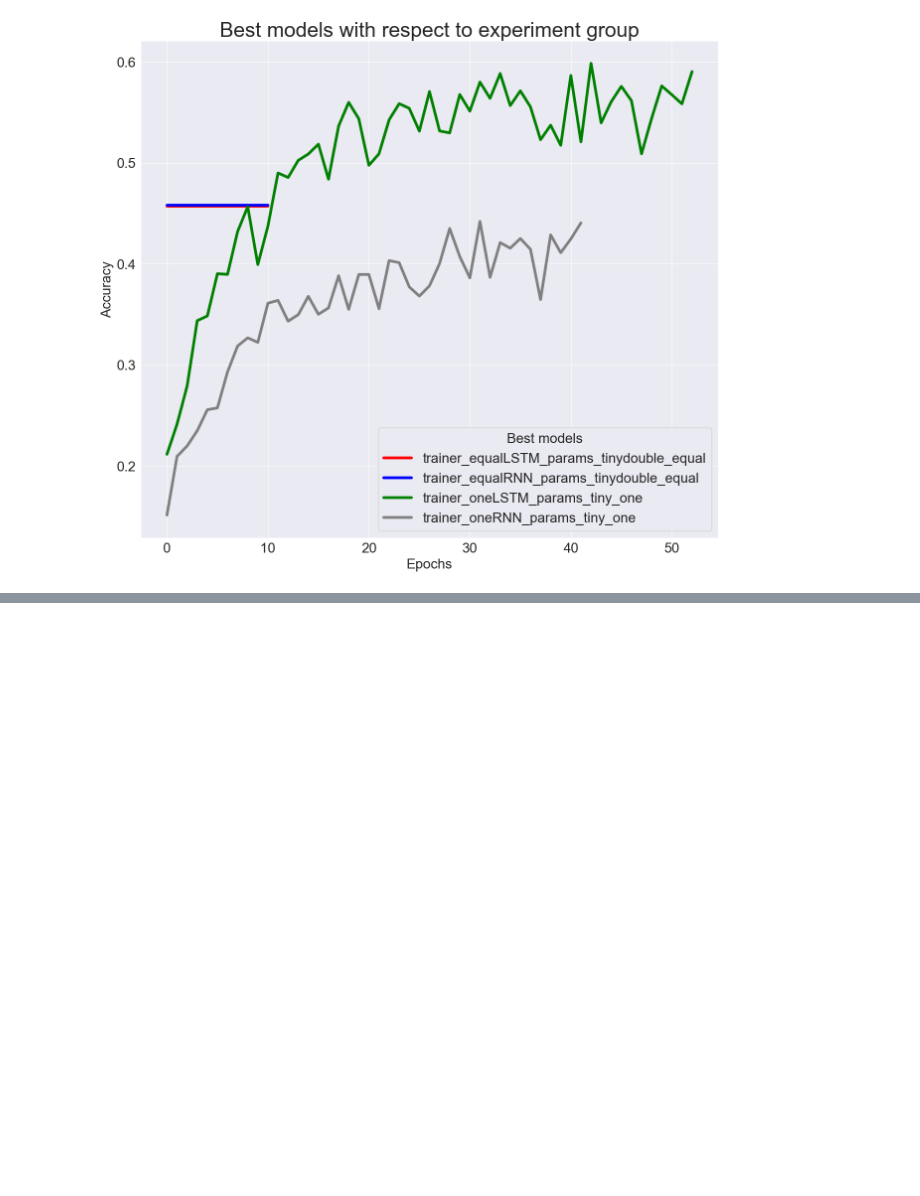
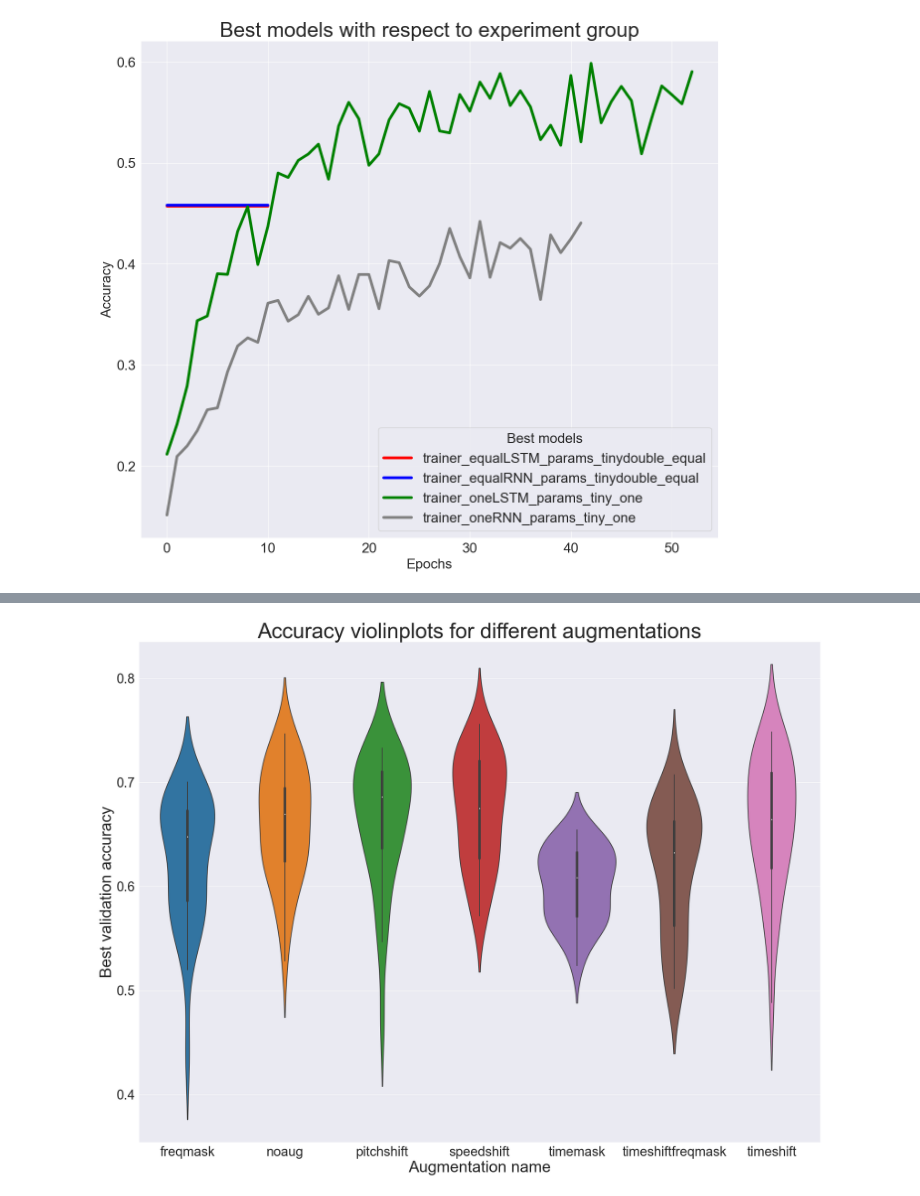
Before and after one commit to jakfol1217/DeepLearning, a Jupyter notebook: Project2/Experiment results.ipynb, the cells around one changed output, grey strips where cells are left out. Saved outputs shown, nothing was run; the diff lists cells and outputs as text; code cells hidden in the pictures; blank space fills up the shorter version.

Commit message:
final model experiments

```diff
--- a/Project2/Experiment results.ipynb
+++ b/Project2/Experiment results.ipynb
@@ -202,0 +207,12 @@ plot_best_trajectories(best_model_group, "Best models with respect to experiment
+# %%
+import pandas as pd
+import numpy as np
+import matplotlib.pylab as plt
+import librosa
+import glob
+from data_loading_preparation import DataPrep
+import matplotlib
+import matplotlib as mpl
+from operator import itemgetter
+mpl.rcParams['xtick.labelsize'] = 20
+mpl.rcParams['ytick.labelsize'] = 20
@@ -202,0 +268,19 @@ plot_best_trajectories(best_model_group, "Best models with respect to experiment
+# %%
+res_df['aug'] = res_df['aug'].replace({'equal':'noaug',
+                       'one':'noaug'})
+# %%
+res_df['train_params.classifier_size'] = res_df['train_params.classifier_size'].fillna(512)
+# %%
+import seaborn as sns
+from matplotlib import pyplot as plt
+mpl.rcParams['xtick.labelsize'] = 25
+mpl.rcParams['ytick.labelsize'] = 25
+plt.figure(figsize=(23,17))
+sns.violinplot(x = "aug", y="best_accuracy_validation", data=
+res_df[(res_df['model'] == 'LSTM') & (res_df['group'] == 'differentiator')])
+plt.title("Accuracy violinplots for different augmentations", fontsize=40)
+plt.ylabel("Best validation accuracy", fontsize=30)
+plt.xlabel("Augmentation name", fontsize=30)
+plt.show()
+# %% [output]
+[figure, added]
```
Also changed, not shown: parts of 11 cells of this notebook.
